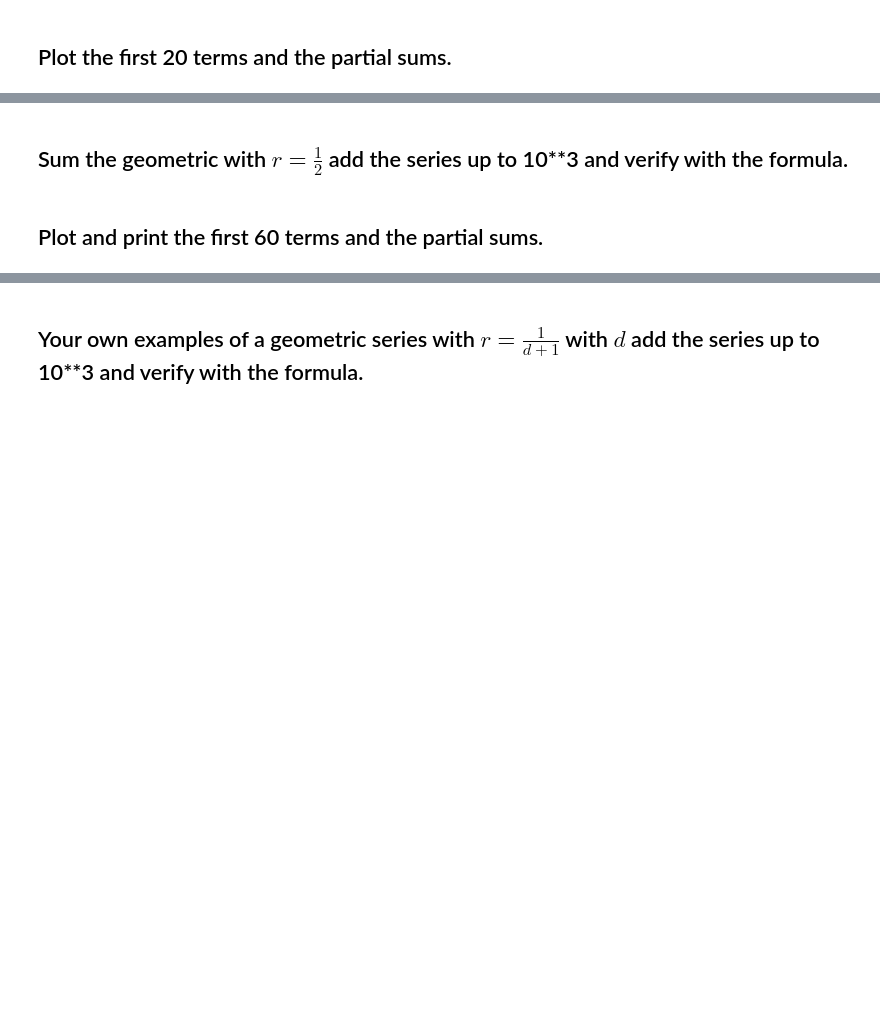
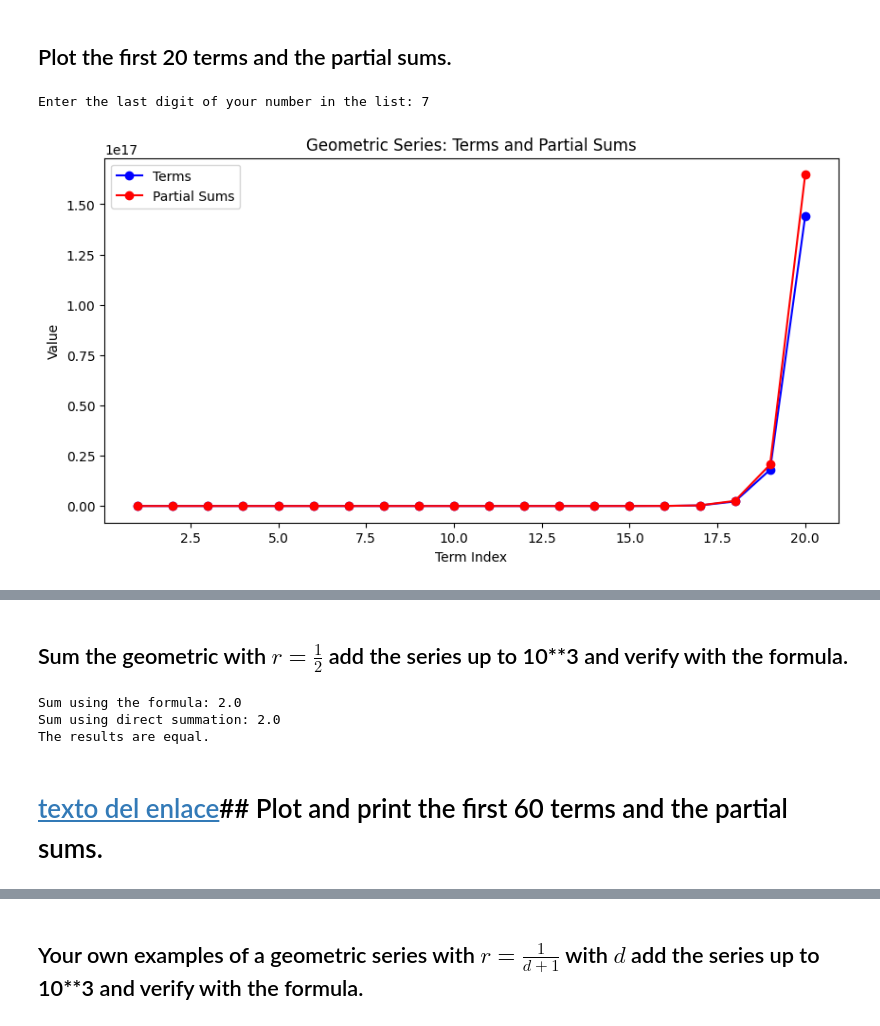
Before and after one commit to lpedraoss/Algorithm-labs, a Jupyter notebook: lab1.ipynb, the cells around one changed output, grey strips where cells are left out. Drawn from its saved outputs; the diff is of its cells as text; code cells hidden in the pictures; blank space fills up the shorter version.

```diff
--- a/lab1.ipynb
+++ b/lab1.ipynb
@@ -373,5 +435,43 @@ Suma usando la fórmula de la serie geométrica en notación científica: 1.9801
 # %% [markdown]
 ##  Plot the first 20 terms and the partial sums.
+# %%
+import matplotlib.pyplot as plt
+
+def sum_geometric_series(r, n):
+    return (r**(n+1) - 1) // (r - 1)
+
+# Obtain the last digit of your number
+d = int(input("Enter the last digit of your number in the list: "))
+
+# Calculate r and n
+r = d + 1
+n = 20
+
+# Calculate the first 20 terms and their partial sums
+terms = [r**i for i in range(n)]
+partial_sums = [sum_geometric_series(r, i) for i in range(n)]
+
+# Create an array of indices for the terms
+indices = range(1, n+1)
+
+# Create a new figure
+plt.figure(figsize=(10, 5))
+
+# Plot the terms and partial sums
+plt.plot(indices, terms, 'bo-', label='Terms')
+plt.plot(indices, partial_sums, 'ro-', label='Partial Sums')
+
+# Add labels and legend
+plt.title('Geometric Series: Terms and Partial Sums')
+plt.xlabel('Term Index')
+plt.ylabel('Value')
+plt.legend()
+
+# Show the plot
+plt.show()
+# %% [output]
+Enter the last digit of your number in the list: 7
+[figure, added]
 # %% [markdown]
 ## Zenon Arrow
 
@@ -386,5 +486,33 @@ $$
 $$
 # %% [markdown]
 ## Sum the  geometric with  $r=\frac{1}{2}$ add the series up to 10**3 and verify with the formula.
+# %%
+def sum_geometric_series(r, n):
+    return (1 - r**n) / (1 - r)
+
+# Define the parameters for the geometric series
+r = 1/2
+n = 10**3
+
+# Calculate the sum using the formula
+sum_formula = sum_geometric_series(r, n)
+
+# Calculate the sum using direct summation
+sequence = [(1/2)**i for i in range(n+1)]
+sum_direct = sum(sequence)
+
+# Print the results
+print(f"Sum using the formula: {sum_formula}")
+print(f"Sum using direct summation: {sum_direct}")
+
+# Verify if the results are equal
+if sum_formula == sum_direct:
+    print("The results are equal.")
+else:
+    print("The results are not equal. There may be a small numerical difference.")
+# %% [output]
+Sum using the formula: 2.0
+Sum using direct summation: 2.0
+The results are equal.
 # %% [markdown]
-## Plot and print the first 60 terms and the partial sums.
+# [texto del enlace](https://)## Plot and print the first 60 terms and the partial sums.
```
Also changed, not shown: parts of 4 cells of this notebook.
